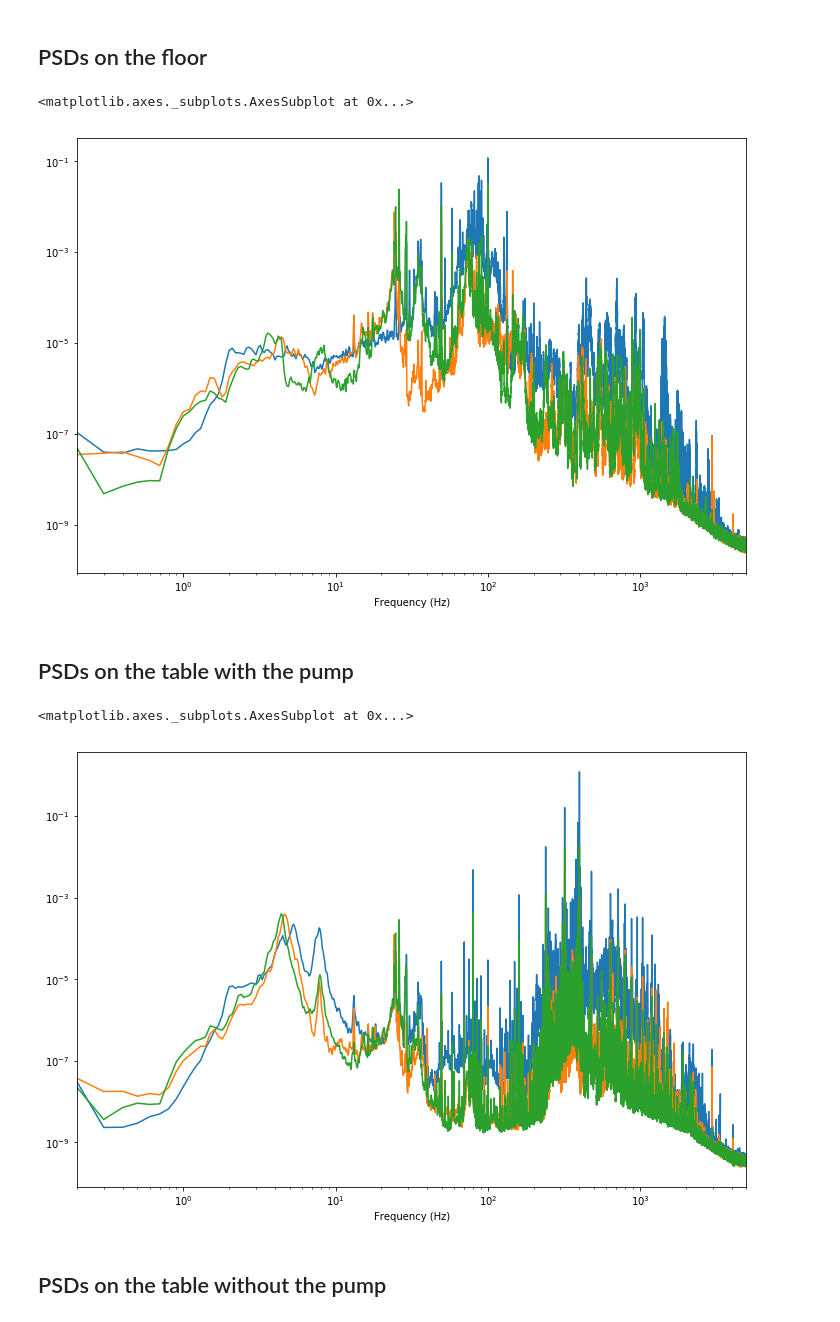
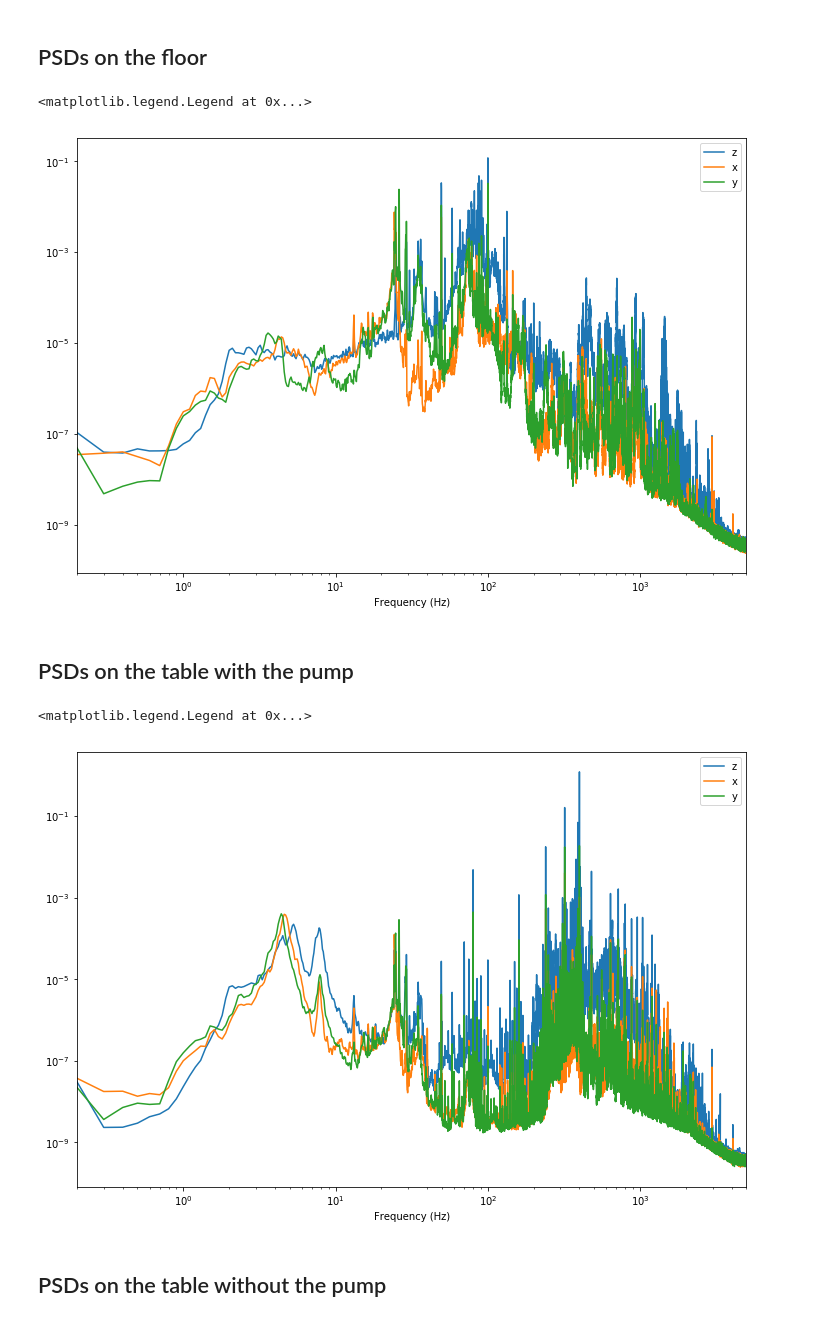
Before and after one commit to FergusFettes/vibration, a Jupyter notebook: Vibration Analysis.ipynb, the cells around one changed output. Drawn from its saved outputs; the diff is of its cells as text; code cells hidden in the pictures.

```diff
--- a/Vibration Analysis.ipynb
+++ b/Vibration Analysis.ipynb
@@ -34 +39,31 @@ alP = vP.add(h1P.add(h2P))
+# %%
+## Next import the data and sort it by Frequency.
+## v == z; h1 == towards the wall (table short axis); h2 == lengthways along table
+## F == on the floor (actually on the legs of the table); P == on table with pump on; T == on table
+mvF = pd.read_table(strt + m + v + F).set_index("Frequency (Hz)")
+mh1F = pd.read_table(strt + m + h1 + F).set_index("Frequency (Hz)")
+mh2F = pd.read_table(strt + m + h2 + F).set_index("Frequency (Hz)")
+mvP = pd.read_table(strt + m + v + P).set_index("Frequency (Hz)")
+mh1P = pd.read_table(strt + m + h1 + P).set_index("Frequency (Hz)")
+mh2P = pd.read_table(strt + m + h2 + P).set_index("Frequency (Hz)")
+mvT = pd.read_table(strt + m + v + T).set_index("Frequency (Hz)")
+mh1T = pd.read_table(strt + m + h1 + T).set_index("Frequency (Hz)")
+mh2T = pd.read_table(strt + m + h2 + T).set_index("Frequency (Hz)")
+
+## and old data from eric:
+tvF = pd.read_table(strt + t + v + F).set_index("Frequency (Hz)")
+tvT = pd.read_table(strt + t + v + T).set_index("Frequency (Hz)")
+tvT2 = pd.read_table(strt + t + v + T2).set_index("Frequency (Hz)")
+cvF = pd.read_table(strt + t + v + F).set_index("Frequency (Hz)")
+cvT = pd.read_table(strt + t + v + T).set_index("Frequency (Hz)")
+cvT2 = pd.read_table(strt + t + v + T2).set_index("Frequency (Hz)")
+m1vF = pd.read_table(strt + m1 + v + F).set_index("Frequency (Hz)")
+m1vT = pd.read_table(strt + m1 + v + T).set_index("Frequency (Hz)")
+m1vT2 = pd.read_table(strt + m1 + v + T2).set_index("Frequency (Hz)")
+m2vF = pd.read_table(strt + m2 + v + F).set_index("Frequency (Hz)")
+m2vT = pd.read_table(strt + m2 + v + T).set_index("Frequency (Hz)")
+m2vT2 = pd.read_table(strt + m2 + v + T2).set_index("Frequency (Hz)")
+m3vF = pd.read_table(strt + m3 + v + F).set_index("Frequency (Hz)")
+m3vT = pd.read_table(strt + m3 + v + T).set_index("Frequency (Hz)")
+m3vT2 = pd.read_table(strt + m3 + v + T2).set_index("Frequency (Hz)")
 # %% [markdown]
@@ -44,25 +79,31 @@ The 'Hanning Window' is an apodization function used to reduce spectral leakage.
 # %% [markdown]
 ## PSDs on the floor
 # %%
-plt.figure();
+plt.figure()
 
-vF.iloc[1:,1].plot(loglog='True')
-h1F.iloc[1:,1].plot(loglog='True')
-h2F.iloc[1:,1].plot(loglog='True')
+mvF.iloc[1:,1].plot(loglog='True', label='z')
+mh1F.iloc[1:,1].plot(loglog='True', label='x')
+mh2F.iloc[1:,1].plot(loglog='True', label='y')
+
+plt.ylabel('PSD Hanning window  (Vrms^2/Hz)')
+plt.legend()
 # %% [output]
-<matplotlib.axes._subplots.AxesSubplot at 0x...>
+<matplotlib.legend.Legend at 0x...>
-[figure, old version]
+[figure, new version]
 # %% [markdown]
 ## PSDs on the table with the pump
 # %%
-plt.figure();
+plt.figure()
 
-vP.iloc[1:,1].plot(loglog='True')
-h1P.iloc[1:,1].plot(loglog='True')
-h2P.iloc[1:,1].plot(loglog='True')
+mvP.iloc[1:,1].plot(loglog='True', label='z')
+mh1P.iloc[1:,1].plot(loglog='True', label='x')
+mh2P.iloc[1:,1].plot(loglog='True', label='y')
+
+plt.ylabel('PSD Hanning window  (Vrms^2/Hz)')
+plt.legend()
 # %% [output]
-<matplotlib.axes._subplots.AxesSubplot at 0x...>
+<matplotlib.legend.Legend at 0x...>
-[figure, old version]
+[figure, new version]
 # %% [markdown]
 ## PSDs on the table without the pump
 # %%
```
Also changed, not shown: parts of 19 cells of this notebook.
